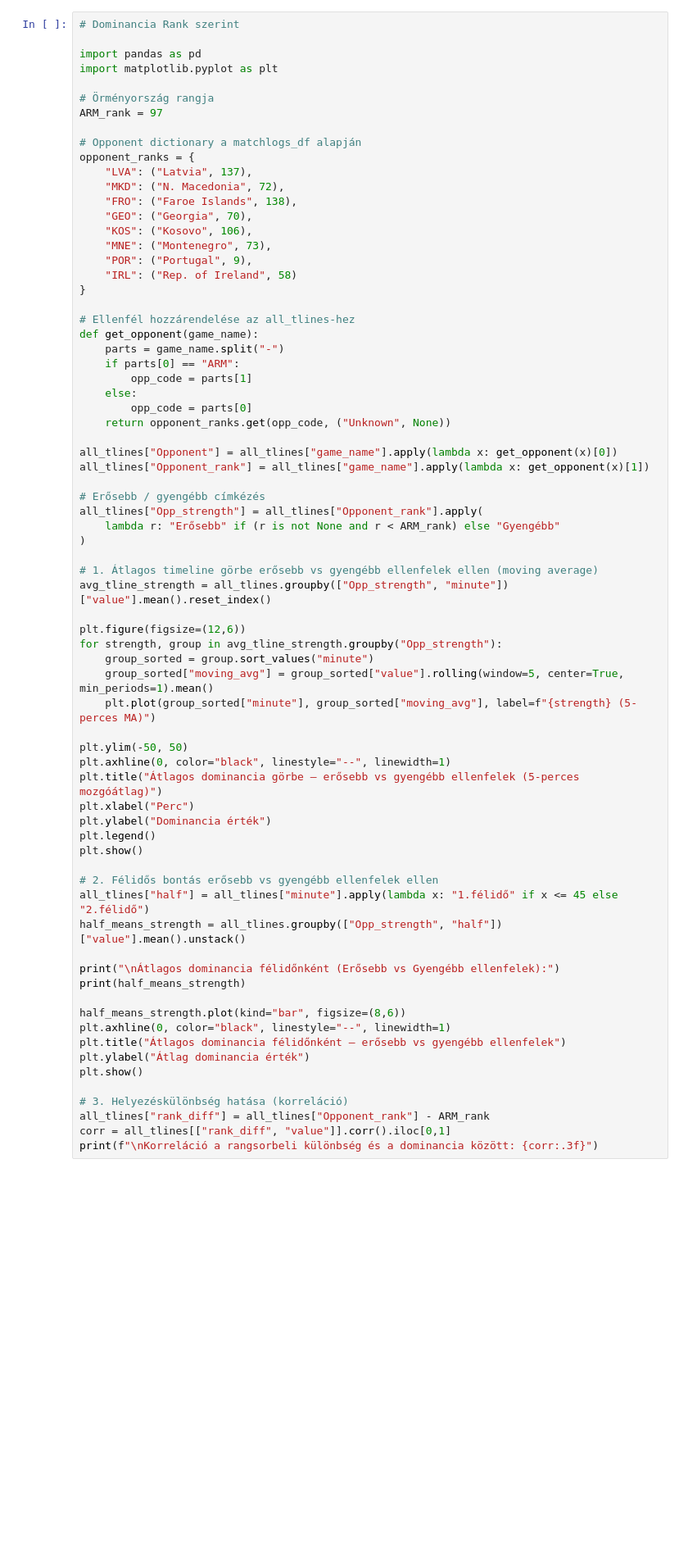
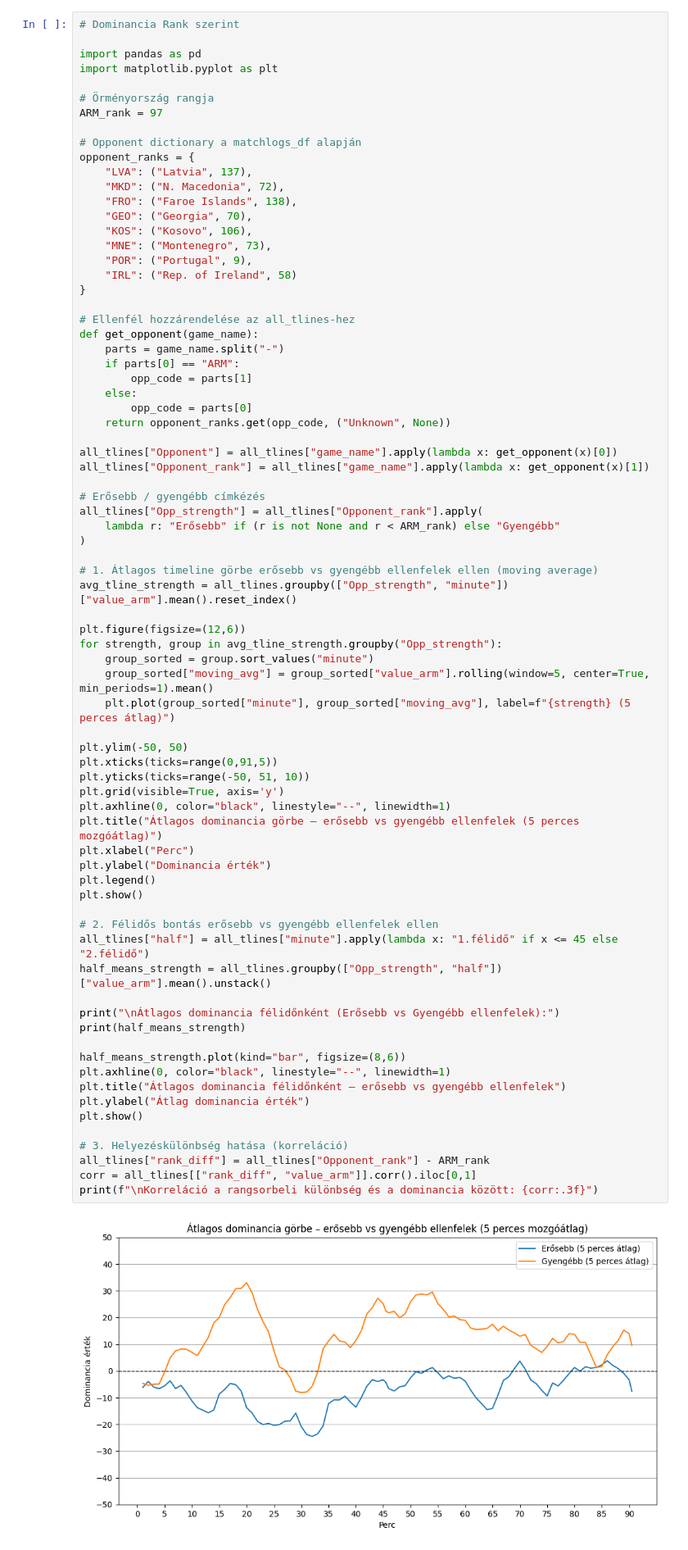
Before and after one commit to Admex666/TSDP, a Jupyter notebook: HUN-ARM/main.ipynb, the cells around one changed output. Shown: that part at 82% size. Saved outputs shown, nothing was run; the diff lists cells and outputs as text; blank space fills up the shorter version.

```diff
--- a/HUN-ARM/main.ipynb
+++ b/HUN-ARM/main.ipynb
@@ -3565,36 +3725,41 @@ all_tlines["Opp_strength"] = all_tlines["Opponent_rank"].apply(
 )
 
 # 1. Átlagos timeline görbe erősebb vs gyengébb ellenfelek ellen (moving average)
-avg_tline_strength = all_tlines.groupby(["Opp_strength", "minute"])["value"].mean().reset_index()
+avg_tline_strength = all_tlines.groupby(["Opp_strength", "minute"])["value_arm"].mean().reset_index()
 
 plt.figure(figsize=(12,6))
 for strength, group in avg_tline_strength.groupby("Opp_strength"):
     group_sorted = group.sort_values("minute")
-    group_sorted["moving_avg"] = group_sorted["value"].rolling(window=5, center=True, min_periods=1).mean()
-    plt.plot(group_sorted["minute"], group_sorted["moving_avg"], label=f"{strength} (5-perces MA)")
+    group_sorted["moving_avg"] = group_sorted["value_arm"].rolling(window=5, center=True, min_periods=1).mean()
+    plt.plot(group_sorted["minute"], group_sorted["moving_avg"], label=f"{strength} (5 perces átlag)")
 
 plt.ylim(-50, 50)
+plt.xticks(ticks=range(0,91,5))
+plt.yticks(ticks=range(-50, 51, 10))
+plt.grid(visible=True, axis='y')
 plt.axhline(0, color="black", linestyle="--", linewidth=1)
-plt.title("Átlagos dominancia görbe – erősebb vs gyengébb ellenfelek (5-perces mozgóátlag)")
+plt.title("Átlagos dominancia görbe – erősebb vs gyengébb ellenfelek (5 perces mozgóátlag)")
 plt.xlabel("Perc")
 plt.ylabel("Dominancia érték")
 plt.legend()
 plt.show()
 
 # 2. Félidős bontás erősebb vs gyengébb ellenfelek ellen
 all_tlines["half"] = all_tlines["minute"].apply(lambda x: "1.félidő" if x <= 45 else "2.félidő")
-half_means_strength = all_tlines.groupby(["Opp_strength", "half"])["value"].mean().unstack()
+half_means_strength = all_tlines.groupby(["Opp_strength", "half"])["value_arm"].mean().unstack()
 
 print("\nÁtlagos dominancia félidőnként (Erősebb vs Gyengébb ellenfelek):")
 print(half_means_strength)
 
 half_means_strength.plot(kind="bar", figsize=(8,6))
 plt.axhline(0, color="black", linestyle="--", linewidth=1)
 plt.title("Átlagos dominancia félidőnként – erősebb vs gyengébb ellenfelek")
 plt.ylabel("Átlag dominancia érték")
 plt.show()
 
 # 3. Helyezéskülönbség hatása (korreláció)
 all_tlines["rank_diff"] = all_tlines["Opponent_rank"] - ARM_rank
-corr = all_tlines[["rank_diff", "value"]].corr().iloc[0,1]
+corr = all_tlines[["rank_diff", "value_arm"]].corr().iloc[0,1]
 print(f"\nKorreláció a rangsorbeli különbség és a dominancia között: {corr:.3f}")
+# %% [output]
+[figure, added]
```
Also changed, not shown: parts of 17 cells of this notebook, 2 other files.
